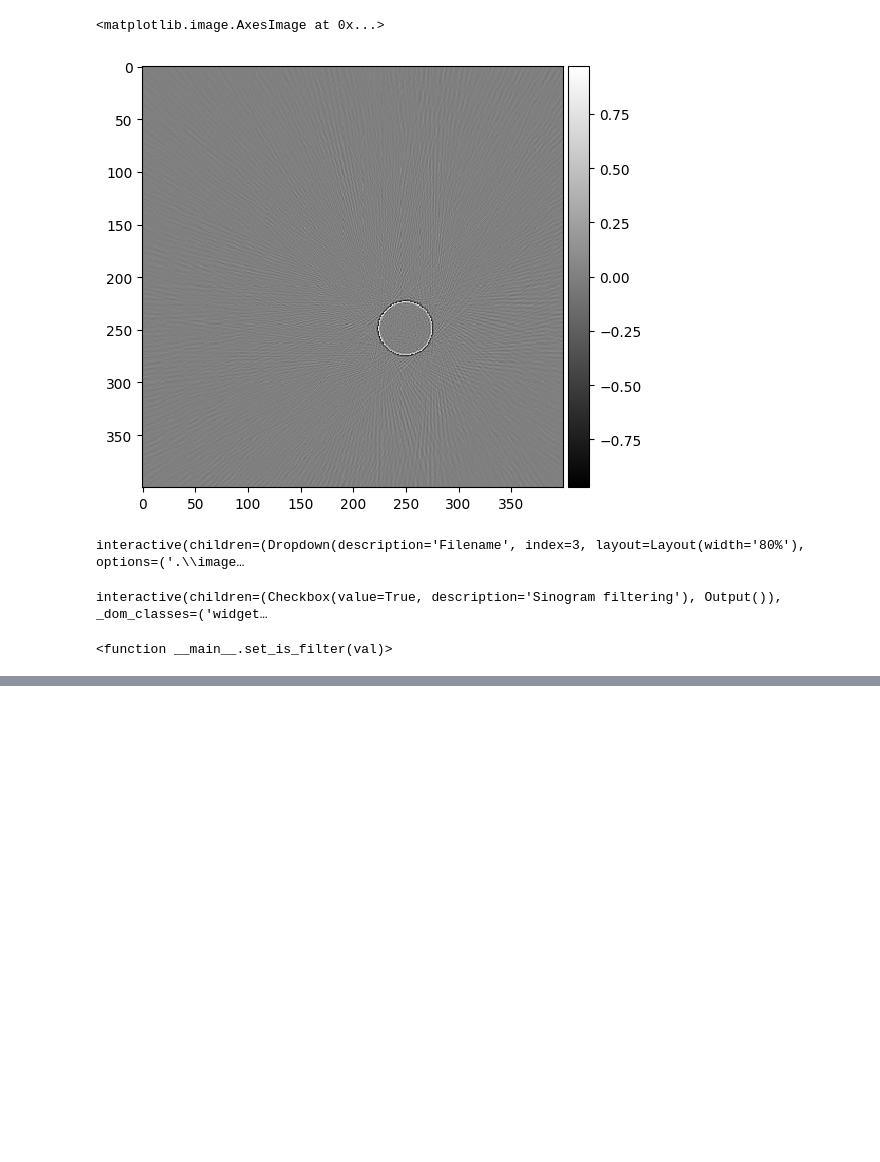
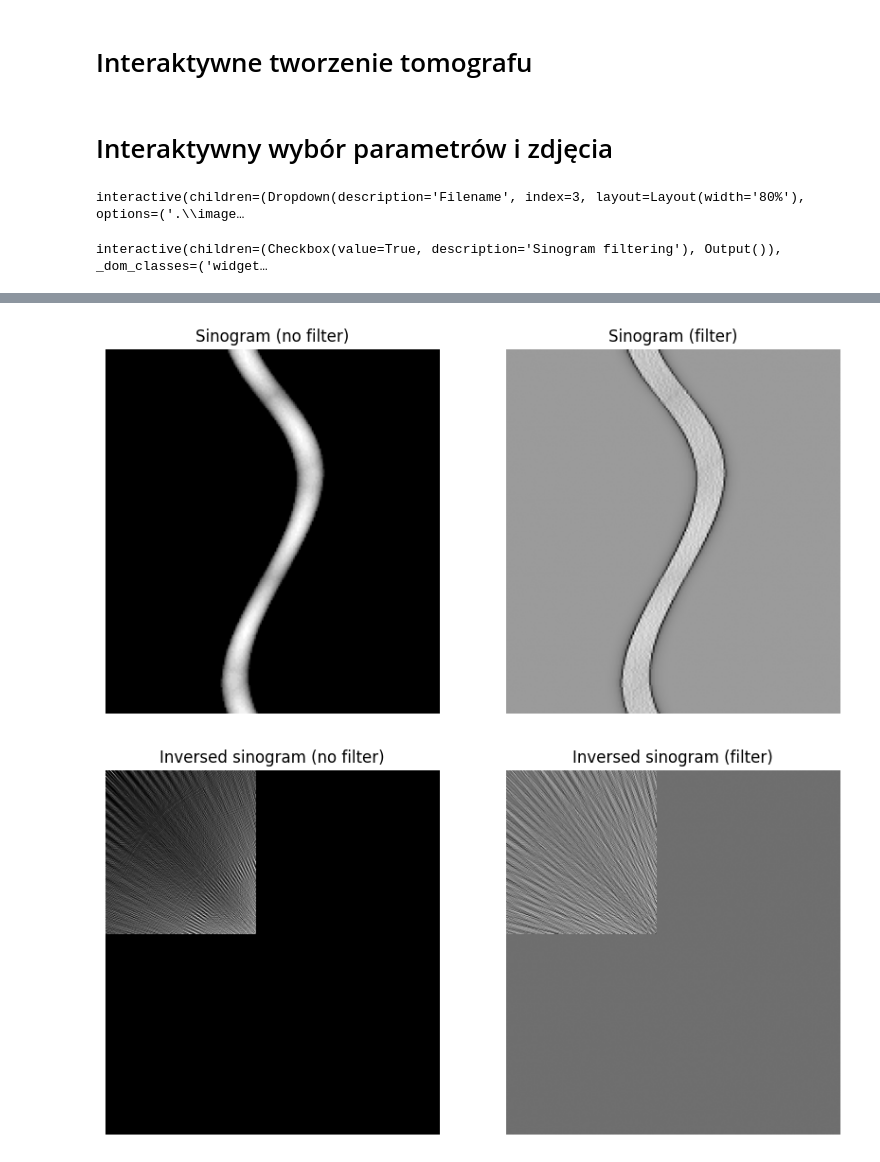
Before and after one commit to zielonyogor/Tomograph, a Jupyter notebook: main.ipynb, the cells around one changed output, grey strips where cells are left out. Drawn from its saved outputs; the diff is of its cells as text; code cells hidden in the pictures; blank space fills up the shorter version.

```diff
--- a/main.ipynb
+++ b/main.ipynb
@@ -41,5 +88,10 @@ def radon_transform(image, scans = 360, detectors = 180, detectors_angular_span
 
     return radon_image
 # %%
-radon_image = radon_transform(test, scans=360, detectors=360, detectors_angular_span=180)
+image = test
+
+if image.ndim == 3:
+    image = image[..., 0]
+
+radon_image = radon_transform(image, detectors=180, detectors_angular_span=180, step=2)
 io.imshow(radon_image, cmap='gray')
@@ -57,24 +108,24 @@ def inverse_radon_transform(image, image_size, detectors_angular_span = 180, ste
     image_center = (image_size[0] // 2, image_size[1] // 2)
     image_radius = max(image_center) * np.sqrt(2)
 
+    emiter_angles = np.deg2rad(np.arange(0, 360, step))
     detectors_angle = np.deg2rad(detectors_angular_span)
     detectors_gap = detectors_angle / (detectors - 1)
 
-    for i in range(scans):
-        emiter_angle = np.deg2rad((i * step) % 360)
-        emiter_pos = (image_radius * np.cos(emiter_angle) + image_center[0],
-                      image_radius * np.sin(emiter_angle) + image_center[1])
+    for i, angle in enumerate(emiter_angles):
+        emiter_pos = (int(image_radius * np.cos(angle) + image_center[0]),
+                      int(image_radius * np.sin(angle) + image_center[1]))
 
         for j in range(detectors):
-            detector_pos = (image_radius * (np.cos(emiter_angle + np.pi - detectors_angle / 2 + j * detectors_gap)) + image_center[0],
-                            image_radius * (np.sin(emiter_angle + np.pi - detectors_angle / 2 + j * detectors_gap)) + image_center[1])
+            detector_pos = (int(image_radius * (np.cos(angle + np.pi - detectors_angle / 2 + j * detectors_gap)) + image_center[0]),
+                            int(image_radius * (np.sin(angle + np.pi - detectors_angle / 2 + j * detectors_gap)) + image_center[1]))
 
-            y, x = line_nd(emiter_pos, detector_pos, endpoint=True)
+            line_pixels = bresenham(emiter_pos[0], emiter_pos[1], detector_pos[0], detector_pos[1])
 
-            valid_mask = (y >= 0) & (y < image_size[0]) & (x >= 0) & (x < image_size[1])
-            line = (y[valid_mask], x[valid_mask])
+            valid_pixels = [(y, x) for y, x in line_pixels if 0 <= y < image.shape[0] and 0 <= x < image.shape[1]]
 
-            if len(line[0]) > 0:
-                reconstructed_image[line] += image[i, j]
+            if valid_pixels:
+                rows, cols = zip(*valid_pixels)
+                reconstructed_image[rows, cols] += image[i, j]
 
     return reconstructed_image
@@ -86,5 +134,5 @@ io.imshow(inverse_radon_transform(radon_image, test.shape), cmap = 'gray')
 # %%
-def filter_sinogram(image, kernel_size):
+def filter_sinogram(image, kernel_size=21):
     # make it odd
     if kernel_size % 2 == 0:
         kernel_size += 1
@@ -97,30 +145,24 @@ def filter_sinogram(image, kernel_size):
         kernel[i] = val
         kernel[-(i + 1)] = val
 
-    filtered_image = image
+    filtered_image = np.zeros((image.shape[0], image.shape[1]), dtype=image.dtype)
     for i in range(image.shape[0]):
         filtered_image[i, :] = np.convolve(image[i, :], kernel, mode='same')
     return filtered_image
-# %%
-filtered_image = filter_sinogram(radon_image, 21)
-io.imshow(inverse_radon_transform(filtered_image, test.shape), cmap='gray')
-# %% [output]
-<matplotlib.image.AxesImage at 0x...>
-[figure, removed]
+# %% [markdown]
+# Interaktywne tworzenie tomografu
 # %%
 # global variables
 selected_image_path = ""
-scans = 360
 detectors = 180
 detectors_angular_span = 180
 step = 1
 
 is_filter = True
 
-def set_parameters(image, s, d, arch, i):
+def set_parameters(image, d, arch, i):
     global selected_image_path, scans, detectors, detectors_angular_span, step
     selected_image_path = image
-    scans = s
     detectors = d
     detectors_angular_span = arch
     step = i
@@ -131,16 +212,21 @@ def set_is_filter(val):
+# %% [markdown]
+# Interaktywny wybór parametrów i zdjęcia
 # %%
 filenames = glob.glob(".\\images\\*.jpg")
 
 interact(set_parameters,
          image=Dropdown(options=filenames, value='.\\images\\Kropka.jpg', description='Filename', layout=Layout(width='80%'), style={'description_width': '200px'}),
-         s=IntSlider(value=360, min=180, max=720, step=30, description='Amount of scans/emiters:', layout=Layout(width='80%'), style={'description_width': '200px'}),
          d=IntSlider(value=180, min=90, max=720, step=30, description='Amount of detectors:', layout=Layout(width='80%'), style={'description_width': '200px'}),
          arch=IntSlider(value=180, min=90, max=360, step=10, description='Detectors angular span:', layout=Layout(width='80%'), style={'description_width': '200px'}),
-         i=IntSlider(value=1, min=1, max=10, step=1, description='Emiter-detectors rotate steps:', layout=Layout(width='80%'), style={'description_width': '200px'})
+         i=IntSlider(value=2, min=1, max=10, step=1, description='Emiter-detectors rotate steps:', layout=Layout(width='80%'), style={'description_width': '200px'})
 )
 
 interact(set_is_filter, val=Checkbox(value=True, description='Sinogram filtering'))
+
+button = Button(description="Show results")
+button.on_click(show_plot)
+
+display(button)
 # %% [output]
 interactive(children=(Dropdown(description='Filename', index=3, layout=Layout(width='80%'), options=('.\\image…
 interactive(children=(Checkbox(value=True, description='Sinogram filtering'), Output()), _dom_classes=('widget…
-<function __main__.set_is_filter(val)>
@@ -146,0 +234,2 @@ interactive(children=(Checkbox(value=True, description='Sinogram filtering'), Ou
+[figure, added]
+[figure, added]
```
Also changed, not shown: parts of 13 cells of this notebook.
